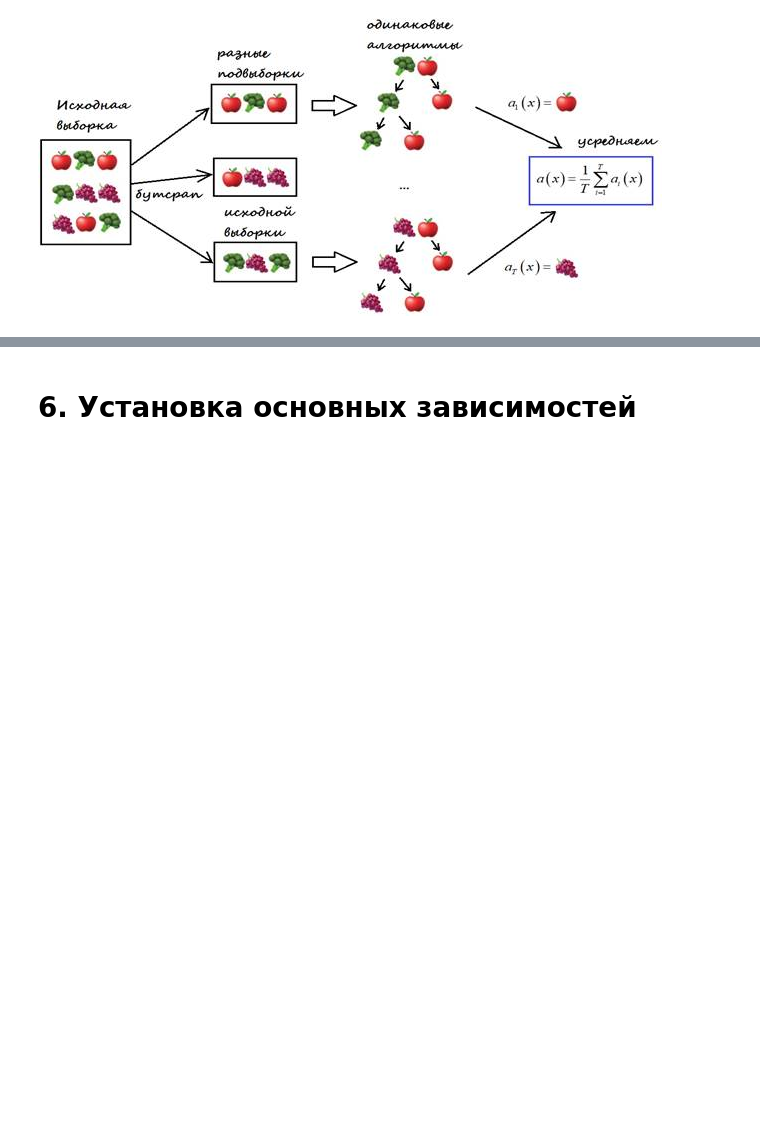
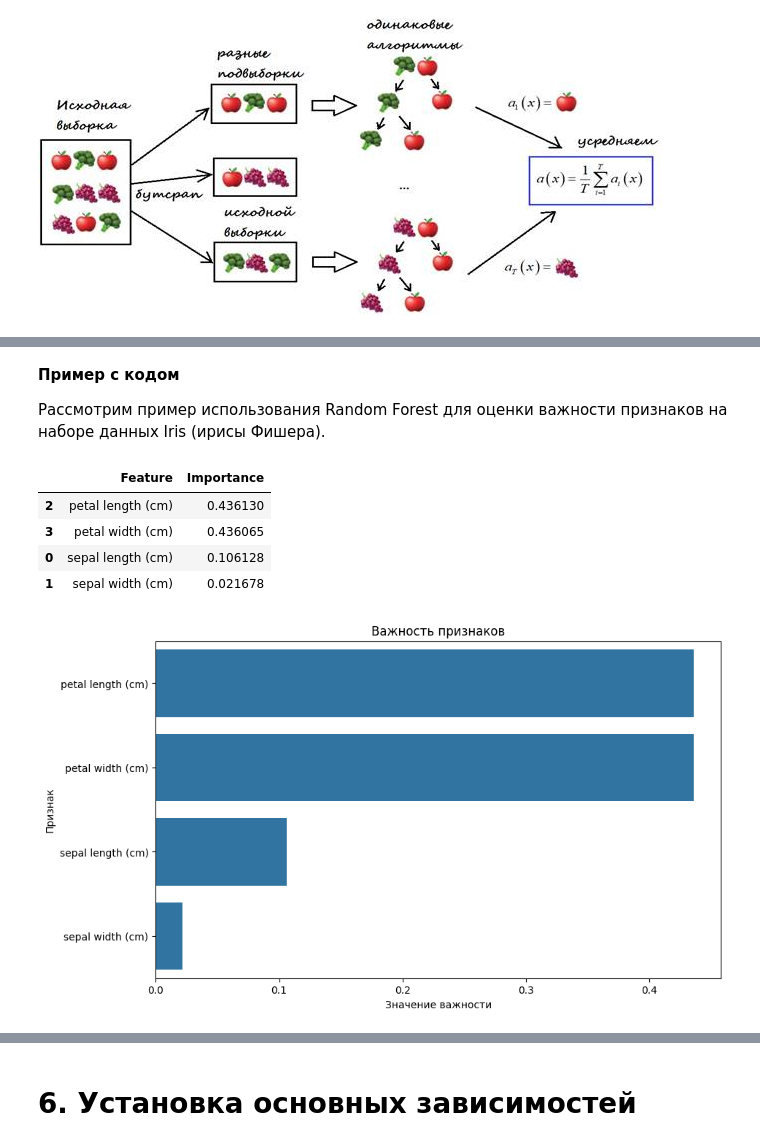
Before and after one commit to Alexandre77777/data_mining, a Jupyter notebook: 3. Random Forest/Теория/Теория_№5_Random_Forest.ipynb, the cells around one changed output, grey strips where cells are left out. Drawn from its saved outputs; the diff is of its cells as text; code cells hidden in the pictures; blank space fills up the shorter version.

```diff
--- a/3. Random Forest/Теория/Теория_№5_Random_Forest.ipynb
+++ b/3. Random Forest/Теория/Теория_№5_Random_Forest.ipynb
@@ -89,0 +103,54 @@
+# %% [markdown]
+**Пример с кодом**
+
+Рассмотрим пример использования Random Forest для оценки важности признаков на наборе данных Iris (ирисы Фишера).
+# %%
+# Подключаем необходимые библиотеки для работы с данными и визуализации
+import pandas as pd
+import numpy as np
+from sklearn.ensemble import RandomForestClassifier
+from sklearn.datasets import load_iris
+import matplotlib.pyplot as plt
+import seaborn as sns
+
+# Шаг 1: Загрузка данных
+# Используем встроенный набор данных Iris из sklearn.datasets
+iris = load_iris()
+X = iris.data
+y = iris.target
+feature_names = iris.feature_names
+
+# Преобраование в DataFrame
+#
+data = pd.DataFrame(X, columns=feature_names)
+data['species'] = y
+
+# Шаг 2: Обучение модели Random Forest
+# Cоздаём и обучаем модель RandomForestClassifier с 100 деревьями
+rf = RandomForestClassifier(n_estimators=100, random_state=42)
+rf.fit(data[feature_names], data['species'])
+
+# Шаг 3: Оценка важности признаков
+# Значения "важностей" признаков содержатся в атрибуте `feature_importances_`.
+importances = rf.feature_importances_
+feat_importances = pd.DataFrame({'Feature': feature_names, 'Importance': importances})
+
+# Сортировка признаков по важности
+feat_importances.sort_values(by='Importance', ascending=False, inplace=True)
+display(feat_importances)
+
+# Шаг 4: Визуализация важности признаков
+# Cтроим график, отображающий важность каждого признака
+plt.figure(figsize=(10, 6))
+sns.barplot(x='Importance', y='Feature', data=feat_importances)
+plt.title('Важность признаков')
+plt.xlabel('Значение важности')
+plt.ylabel('Признак')
+plt.show()
+# %% [output]
+|  | Feature | Importance |
+| 2 | petal length (cm) | 0.436130 |
+| 3 | petal width (cm) | 0.436065 |
+| 0 | sepal length (cm) | 0.106128 |
+| 1 | sepal width (cm) | 0.021678 |
+[figure, added]
```
Also changed, not shown: parts of 48 cells of this notebook.
